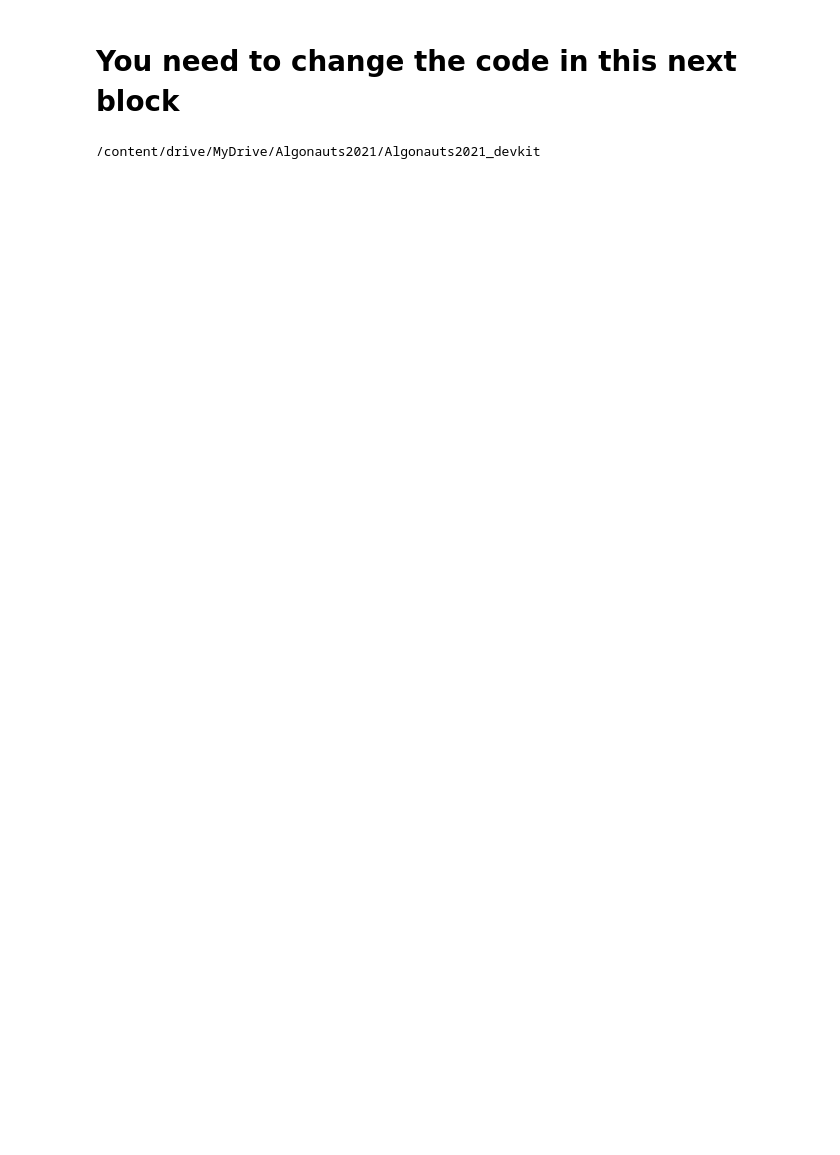
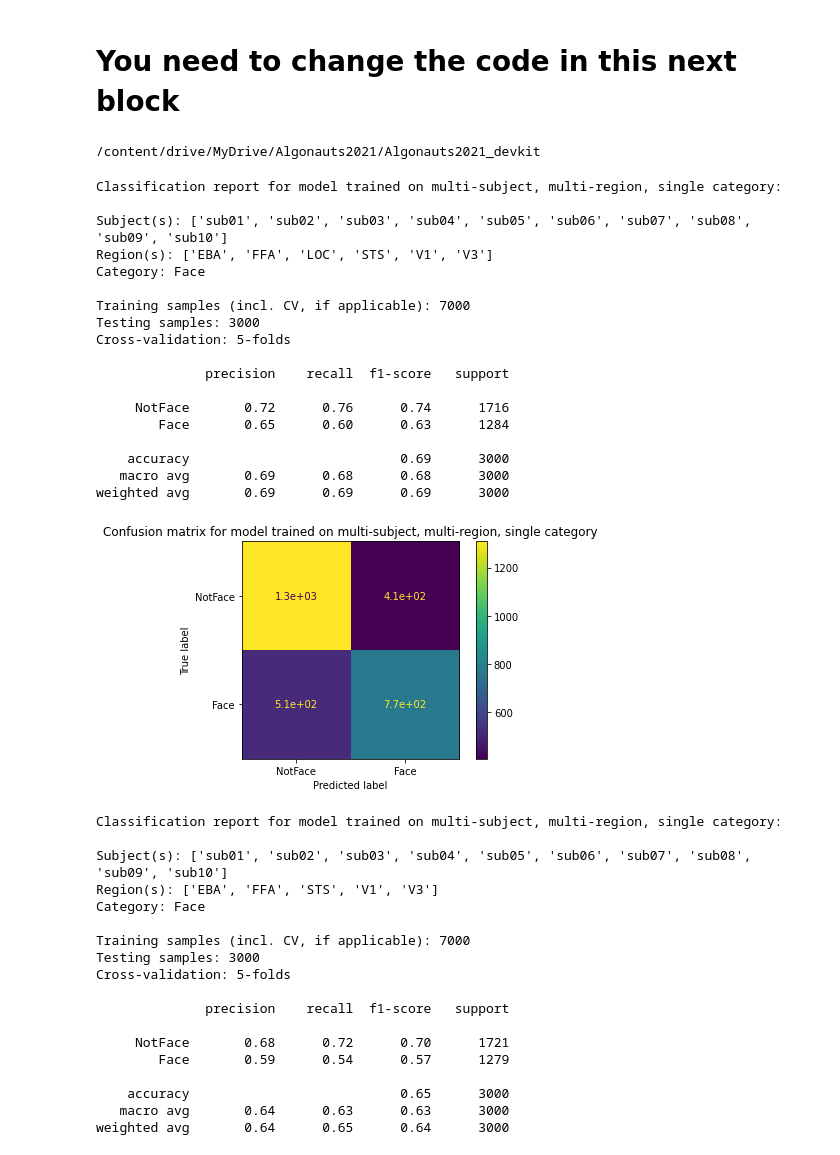
Before and after one commit to vinceecws/Algonauts2021-NMA, a Jupyter notebook: Algonauts2021.ipynb, the cells around one changed output. Drawn from its saved outputs; the diff is of its cells as text; code cells hidden in the pictures; blank space fills up the shorter version.

```diff
--- a/Algonauts2021.ipynb
+++ b/Algonauts2021.ipynb
@@ -24,7 +24,7 @@ from perform_encoding import get_fmri
 from neurora import rdm_cal, rdm_corr
 from matplotlib import pyplot as plt
 from scipy.spatial.distance import squareform, pdist
-from sklearn.decomposition import PCA
+from sklearn.decomposition import PCA, KernelPCA
 import matplotlib.pyplot as plt
 import warnings
 
@@ -122,7 +122,7 @@ class AlgoData:
 
         self._data = data
 
-    def init_data_pca(self, num_components=None):
+    def init_data_pca(self, num_components=None, use_kernel=False):
         '''Method to initialize the current instance PCA transformed data.
 
         Args:
@@ -130,6 +130,7 @@ class AlgoData:
             If None, num_components = min_features (i.e. min(N_VOXELS for data in self.data)). Default: None.
             **Note: If num_components > min_features, PCA will be computed on min(num_components, N_VOXELS) for each data.
                 This will result in inconsistencies in N_VOXELS for each PCA transformed data.
+        use_kernel (bool): Whether to use Kernel PCA for nonlinear dependencies. Default: False
 
         '''
 
@@ -157,7 +158,7 @@ class AlgoData:
         for key_s, s in self._data.items():
             sub_data = {}
             for key_r, r in s.items():
-                sub_data[key_r] = self._computePCA(r, min(r.shape[1], num_components))
+                sub_data[key_r] = self._computePCA(r, min(r.shape[1], num_components), use_kernel=use_kernel)
 
             data[key_s] = sub_data
 
@@ -194,12 +195,13 @@ class AlgoData:
 
         return squareform(pdist(data))
 
-    def _computePCA(self, data, num_components):
+    def _computePCA(self, data, num_components, use_kernel=False):
         '''Computes the PCA of the data given a voxel array.
 
         Args:
         data (array-like): An array of shape (N_SAMPLES x N_VOXELS).
         num_components (int): The number of top principal components to include in the transformed data. Must be <= N_VOXELS.
+        use_kernel (bool): Whether to use Kernel PCA (to capture non-linear dependencies). Default: False
 
         Returns:
         res (array-like): The PCA with  of the given voxel array, having the shape (N_SAMPLES x N_SAMPLES).
@@ -208,7 +210,7 @@ class AlgoData:
         data = np.array(data)
         assert num_components > 0 and num_components <= data.shape[1], "num_components must be between 1 and N_VOXELS"
 
-        return PCA(n_components=num_components).fit_transform(data)
+        return KernelPCA(n_components=num_components, kernel='rbf').fit_transform(data) if use_kernel else PCA(n_components=num_components).fit_transform(data)
 
 
     def computeSubjectRDM(self, subj, use_alt=False):
@@ -895,3 +892,49 @@ import shap
 
 # shap.plots.scatter(shap_values_log_odds[:, 67], color="c")
 # shap.plots.beeswarm(shap_values_log_odds, max_display=30)
+# %%
+from sklearn.linear_model import LogisticRegression
+
+clf_single = LogisticRegression(max_iter=1000)
+clf_single, _, X_train, X_test, y_train, y_test = train_MultiSubj_MultiRegion_SingleCat(dataset_all, all_annotations, clf_single, 'Face', subjects=None, rois=['EBA', 'FFA', 'LOC', 'STS', 'V1', 'V3'], cross_validation_fold=5, return_data=True)
+
+clf_single = LogisticRegression(max_iter=1000)
+clf_single, _, X_train, X_test, y_train, y_test = train_MultiSubj_MultiRegion_SingleCat(dataset_all, all_annotations, clf_single, 'Face', subjects=None, rois=['EBA', 'FFA', 'STS', 'V1', 'V3'], cross_validation_fold=5, return_data=True)
+# %% [output]
+Classification report for model trained on multi-subject, multi-region, single category:
+
+Subject(s): ['sub01', 'sub02', 'sub03', 'sub04', 'sub05', 'sub06', 'sub07', 'sub08', 'sub09', 'sub10']
+Region(s): ['EBA', 'FFA', 'LOC', 'STS', 'V1', 'V3']
+Category: Face
+
+Training samples (incl. CV, if applicable): 7000
+Testing samples: 3000
+Cross-validation: 5-folds
+
+              precision    recall  f1-score   support
+
+     NotFace       0.72      0.76      0.74      1716
+        Face       0.65      0.60      0.63      1284
+
+    accuracy                           0.69      3000
+   macro avg       0.69      0.68      0.68      3000
+weighted avg       0.69      0.69      0.69      3000
+[figure, added]
+Classification report for model trained on multi-subject, multi-region, single category:
+
+Subject(s): ['sub01', 'sub02', 'sub03', 'sub04', 'sub05', 'sub06', 'sub07', 'sub08', 'sub09', 'sub10']
+Region(s): ['EBA', 'FFA', 'STS', 'V1', 'V3']
+Category: Face
+
+Training samples (incl. CV, if applicable): 7000
+Testing samples: 3000
+Cross-validation: 5-folds
+
+              precision    recall  f1-score   support
+
+     NotFace       0.68      0.72      0.70      1721
+        Face       0.59      0.54      0.57      1279
+
+    accuracy                           0.65      3000
+   macro avg       0.64      0.63      0.63      3000
+weighted avg       0.64      0.65      0.64      3000
```
Also changed, not shown: parts of 12 cells of this notebook.
